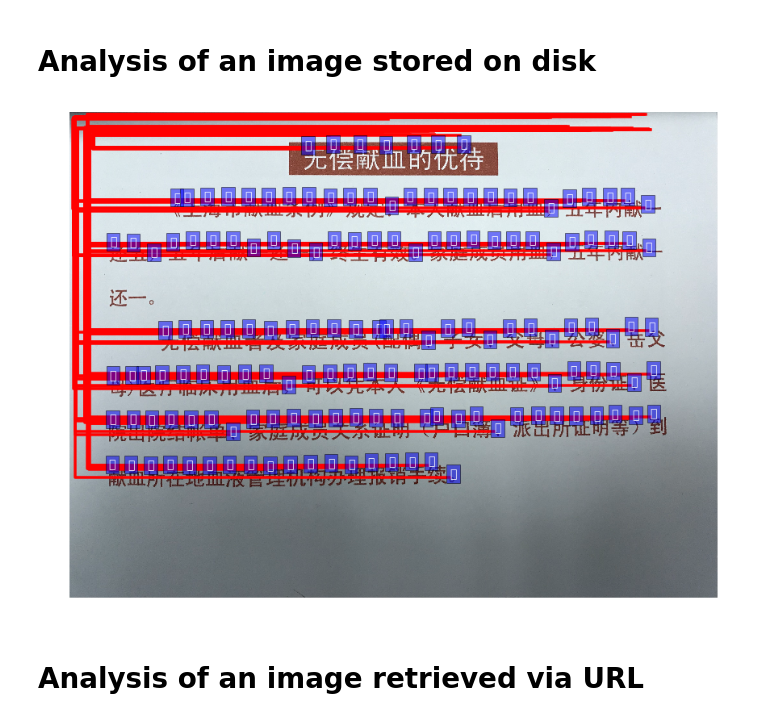
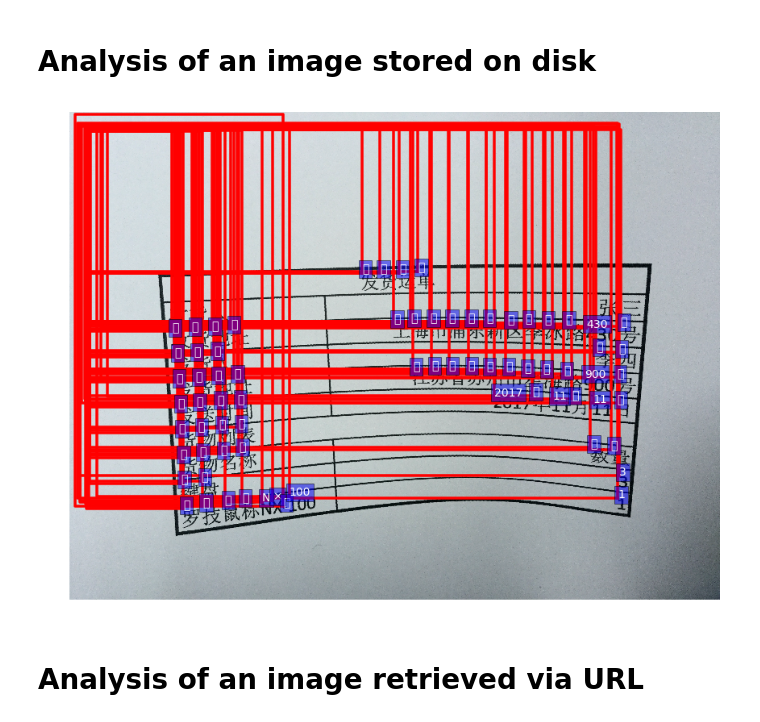
Before and after one commit to insyncim64/Cognitive-Vision-Python, a Jupyter notebook: Jupyter Notebook/Handwriting OCR API Example_bck.ipynb, the cells around one changed output. Cells and saved outputs as stored; diff of their text form; code cells hidden in the pictures.

```diff
--- a/Jupyter Notebook/Handwriting OCR API Example_bck.ipynb
+++ b/Jupyter Notebook/Handwriting OCR API Example_bck.ipynb
@@ -27,7 +27,7 @@ plt.rcParams['axes.unicode_minus'] = False
 # Variables
 
 _url = 'https://api.cognitive.azure.cn/vision/v1.0/ocr?language=zh-Hans&detectOrientation=true'
-_key = "2e91458c4db94345899fb3669f1a93a2" #Here you have to paste your primary key
+_key = "558da1e602304d0ca7dcdb977889f079" #Here you have to paste your primary key
 _maxNumRetries = 10
 # %% [markdown]
 # Helper functions
@@ -117,6 +117,7 @@ def showResultOnImage( result, img ):
         lines = region['lines']
         for i in range(len(lines)):
             words = lines[i]['words']
+            textBuffer = ''
             for j in range(len(words)):
                 boundingBox = words[j]['boundingBox']
                 boundingBoxArray = boundingBox.split(",")
@@ -125,6 +126,7 @@ def showResultOnImage( result, img ):
                 br = (float(boundingBoxArray[2]), float(boundingBoxArray[3]))
                 bl = (float(boundingBoxArray[0]), float(boundingBoxArray[3]))
                 text = words[j]['text']
+                textBuffer = textBuffer + text
                 x = [tl[0], tr[0], tr[0], br[0], br[0], bl[0], bl[0], tl[0]]
                 y = [tl[1], tr[1], tr[1], br[1], br[1], bl[1], bl[1], tl[1]]
                 line = Line2D(x, y, linewidth=3.5, color='red')
@@ -133,6 +135,8 @@ def showResultOnImage( result, img ):
                 bbox=dict(facecolor='blue', alpha=0.5),
                 fontsize=14, color='white')
 
+            print("text: %s" % (textBuffer))
+
     plt.axis('off')
     plt.tight_layout()
     plt.draw()
@@ -141,38 +145,39 @@ def showResultOnImage( result, img ):
 # Analysis of an image stored on disk
 # %%
 # Load raw image file into memory
-pathToFileInDisk = r'/Users/h177954/Downloads/IMG_9931.JPG'
+pathToFileInDisk = r'/Users/h177954/Downloads/IMG_0031.JPG'
 with open(pathToFileInDisk, 'rb') as f:
     data = f.read()
 
 # Computer Vision parameters
 params = {'handwriting' : 'true'}
 
 headers = dict()
 headers['Ocp-Apim-Subscription-Key'] = _key
 headers['Content-Type'] = 'application/octet-stream'
 
 json = None
 
 operationLocation = processRequest(json, data, headers, params)
 
 result = operationLocation
+print(result)
 # if (operationLocation != None):
 #     headers = {}
 #     headers['Ocp-Apim-Subscription-Key'] = _key
 #     while True:
 #         time.sleep(1)
 #         result = getOCRTextResult(operationLocation, headers)
 #         if result['status'] == 'Succeeded' or result['status'] == 'Failed':
 #             break
 
 # Load the original image, fetched from the URL
 if result is not None and result['regions'] is not None:
     data8uint = np.fromstring(data, np.uint8)  # Convert string to an unsigned int array
     img = cv2.cvtColor(cv2.imdecode(data8uint, cv2.IMREAD_COLOR), cv2.COLOR_BGR2RGB)
     showResultOnImage(result, img)
 # %% [output]
-[figure, old version]
+[figure, new version]
 # %% [markdown]
 # Analysis of an image retrieved via URL
 # %%
```
Also changed, not shown: 7 other files.
